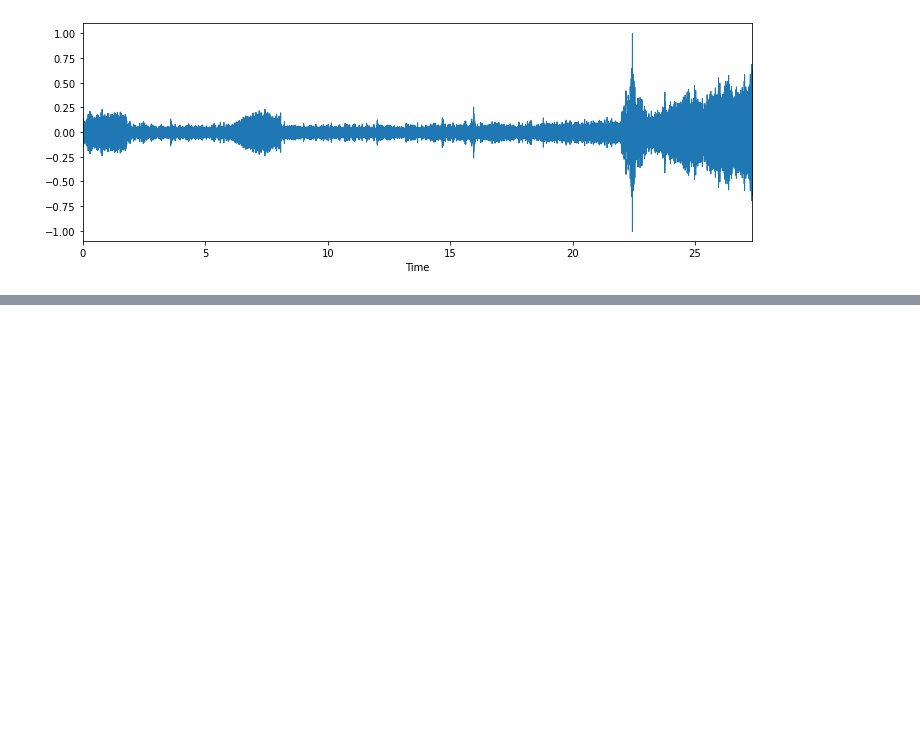
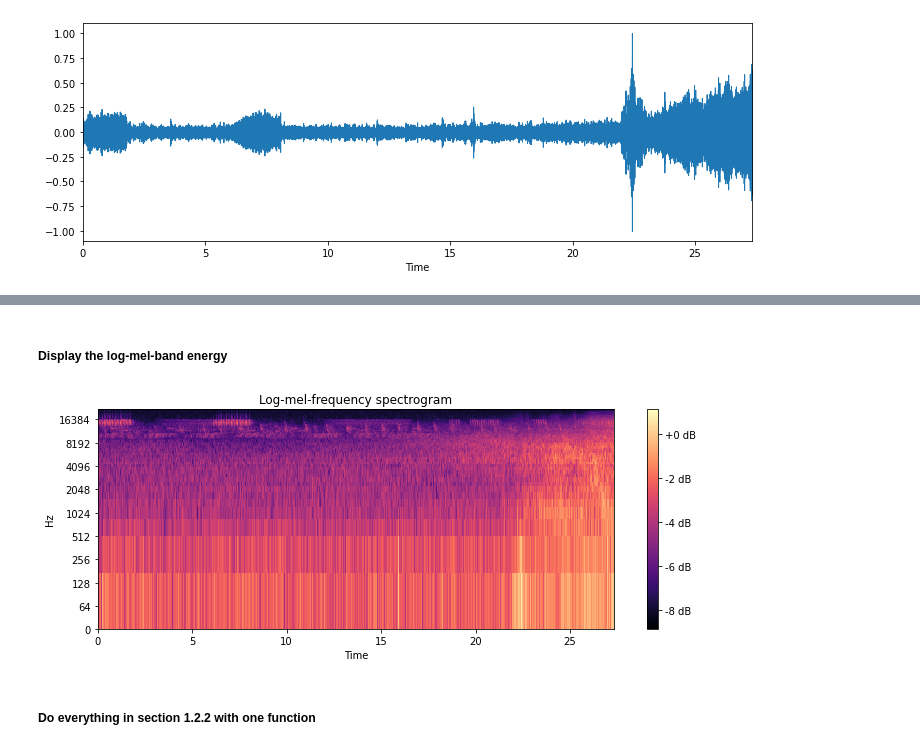
Before and after one commit to DK-Nguyen/audio-captioning-sub-sampling, a Jupyter notebook: notebooks/demo-audio-cap.ipynb, the cells around one changed output, grey strips where cells are left out. Saved outputs shown, nothing was run; the diff lists cells and outputs as text; code cells hidden in the pictures; blank space fills up the shorter version.

```diff
--- a/notebooks/demo-audio-cap.ipynb
+++ b/notebooks/demo-audio-cap.ipynb
@@ -239,0 +302,4 @@ plt.show()
+# %%
+mel_bands = np.dot(mel_basis, S).T
+print(mel_bands.shape)
+mel_bands
@@ -239,0 +323,5 @@ plt.show()
+# %%
+e = np.finfo(float).eps  # machine epsilon (also called unit roundoff)
+log_mel_bands = np.log(mel_bands + e)  # rounding the mel_bands value, then get the log
+print(log_mel_bands.shape)
+log_mel_bands
@@ -239,0 +343,14 @@ plt.show()
+# %% [markdown]
+##### Display the log-mel-band energy
+# %%
+plt.figure(figsize=(10, 4))
+specshow(log_mel_bands.T, x_axis='time',
+         y_axis='log', sr=sr)
+plt.colorbar(format='%+2.0f dB')
+plt.title('Log-mel-frequency spectrogram')
+plt.tight_layout()
+plt.show()
+# %% [output]
+[figure, added]
+# %% [markdown]
+##### Do everything in section 1.2.2 with one function
```
Also changed, not shown: parts of 29 cells of this notebook, 19 other files.
